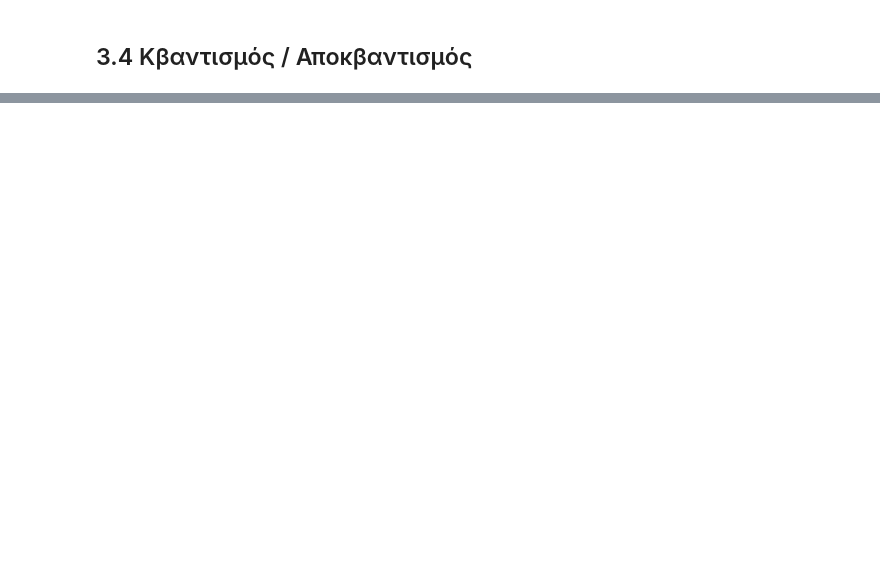
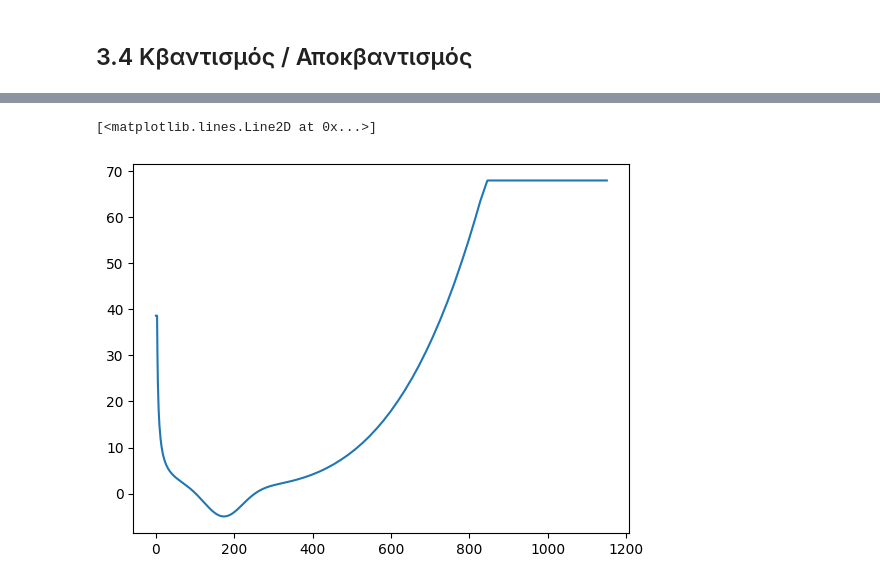
Before and after one commit to andriotis/mp3, a Jupyter notebook: main.ipynb, the cells around one changed output, grey strips where cells are left out. Saved outputs shown, nothing was run; the diff lists cells and outputs as text; code cells hidden in the pictures; blank space fills up the shorter version.

```diff
--- a/main.ipynb
+++ b/main.ipynb
@@ -384,0 +451,5 @@ np.abs(-1)
+# %%
+plt.plot(arr)
+# %% [output]
+[<matplotlib.lines.Line2D at 0x...>]
+[figure, added]
```
Also changed, not shown: parts of 7 cells of this notebook.
